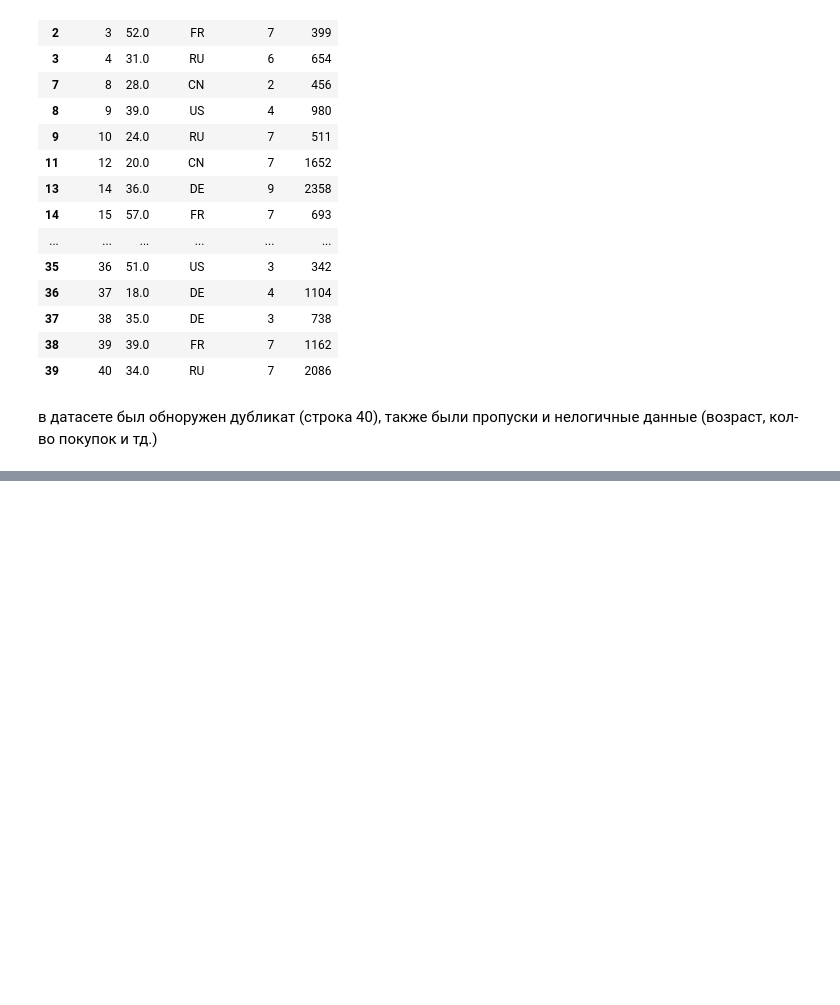
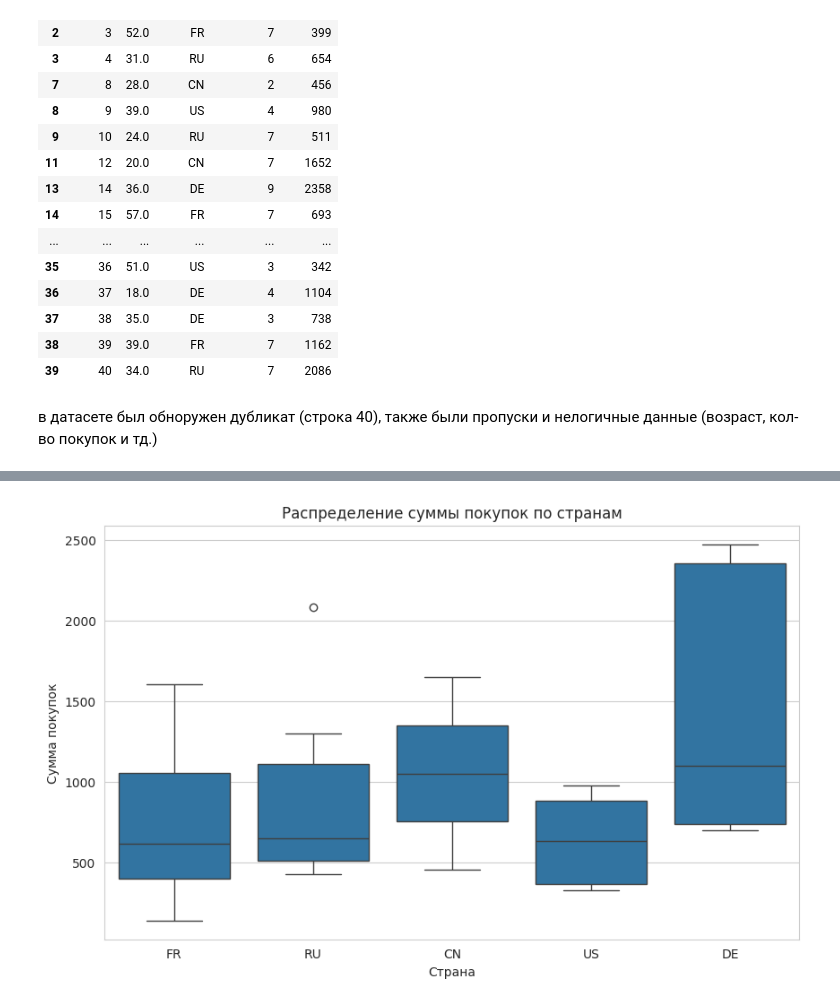
Before and after one commit to sleonov11/aie-leonov-HW-project, a Jupyter notebook: homeworks/HW02/HW02.ipynb, the cells around one changed output, grey strips where cells are left out. Drawn from its saved outputs; the diff is of its cells as text; code cells hidden in the pictures; blank space fills up the shorter version.

```diff
--- a/homeworks/HW02/HW02.ipynb
+++ b/homeworks/HW02/HW02.ipynb
@@ -76,0 +152,10 @@ dtype: bool>
+# %%
+plt.figure(figsize = (10,6))
+sns.boxplot(data = df, x = 'country', y = 'revenue')
+plt.title('распределение суммы покупок по странам')
+plt.xlabel('Страна')
+plt.ylabel('Сумма покупок')
+plt.savefig('figures/revenue_by_country.png', dpi=300, bbox_inches='tight')
+plt.show()
+# %% [output]
+[figure, added]
```
Also changed, not shown: parts of 7 cells of this notebook, 3 other files.
